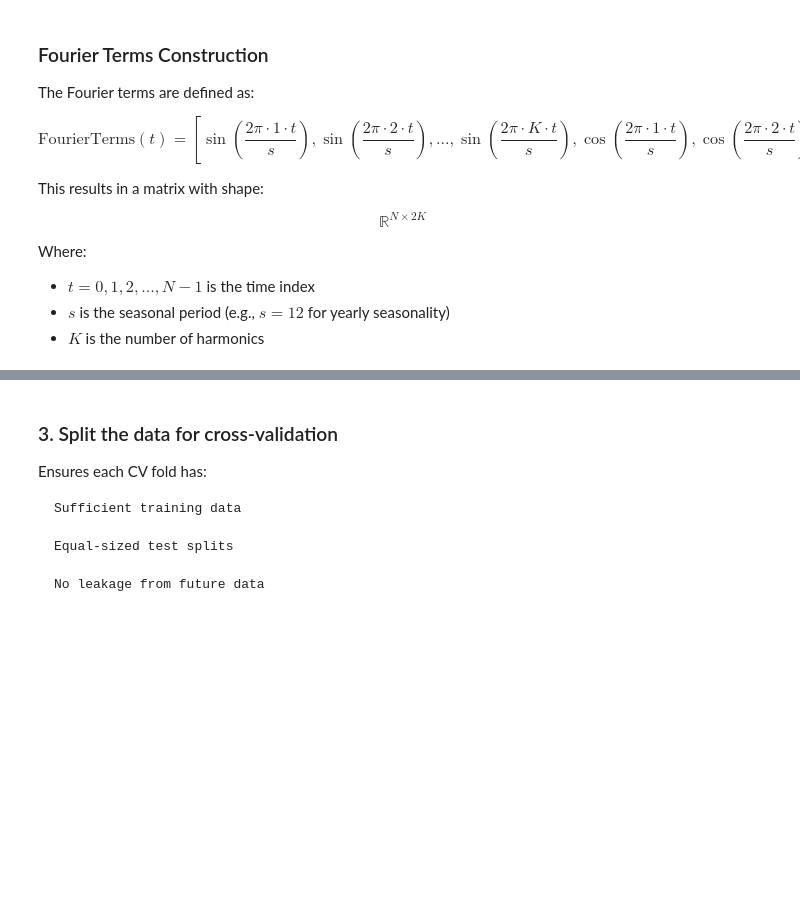
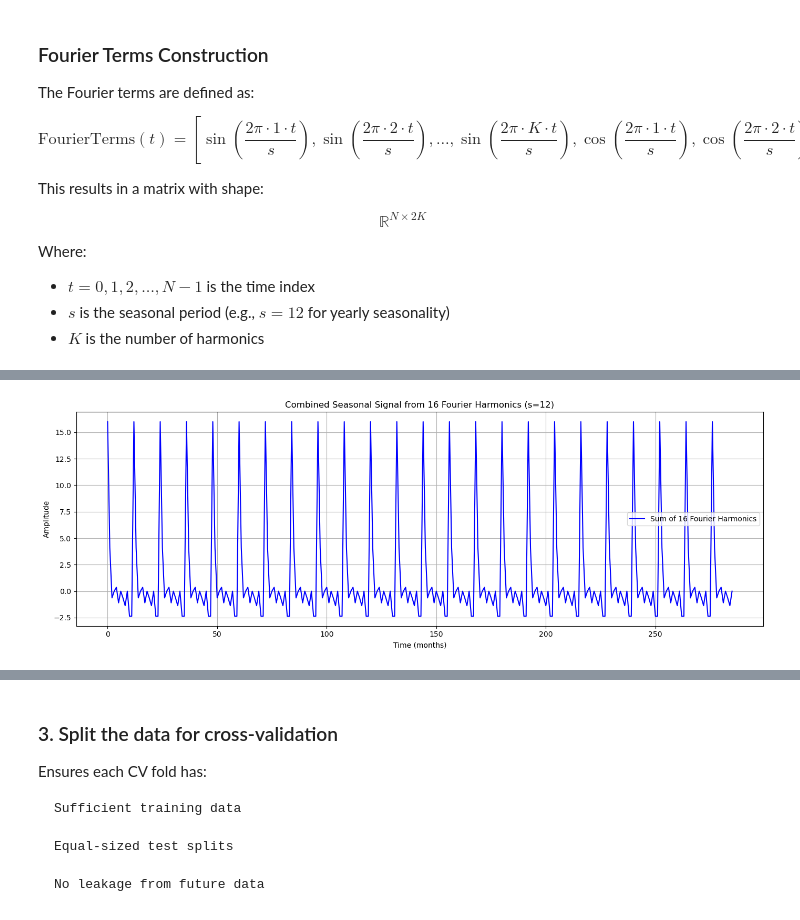
Before and after one commit to LeonardoSMSoares/Economics-Finance-2, a Jupyter notebook: Case Collection/CCMTS 05 - SARIMAX - Forest Fire.ipynb, the cells around one changed output, grey strips where cells are left out. Drawn from its saved outputs; the diff is of its cells as text; code cells hidden in the pictures; blank space fills up the shorter version.

```diff
--- a/Case Collection/CCMTS 05 - SARIMAX - Forest Fire.ipynb
+++ b/Case Collection/CCMTS 05 - SARIMAX - Forest Fire.ipynb
@@ -1246,0 +1263,16 @@ fourier_terms = np.column_stack([
+# %%
+# Sum all sine and cosine terms to create the full seasonal signal
+seasonal_signal = fourier_terms.sum(axis=1)
+
+# Plot the result
+plt.figure(figsize=(14, 5))
+plt.plot(t, seasonal_signal, label='Sum of 16 Fourier Harmonics', color='blue')
+plt.title('Combined Seasonal Signal from 16 Fourier Harmonics (s=12)')
+plt.xlabel('Time (months)')
+plt.ylabel('Amplitude')
+plt.grid(True)
+plt.legend()
+plt.tight_layout()
+plt.show()
+# %% [output]
+[figure, added]
```
Also changed, not shown: parts of 5 cells of this notebook.
